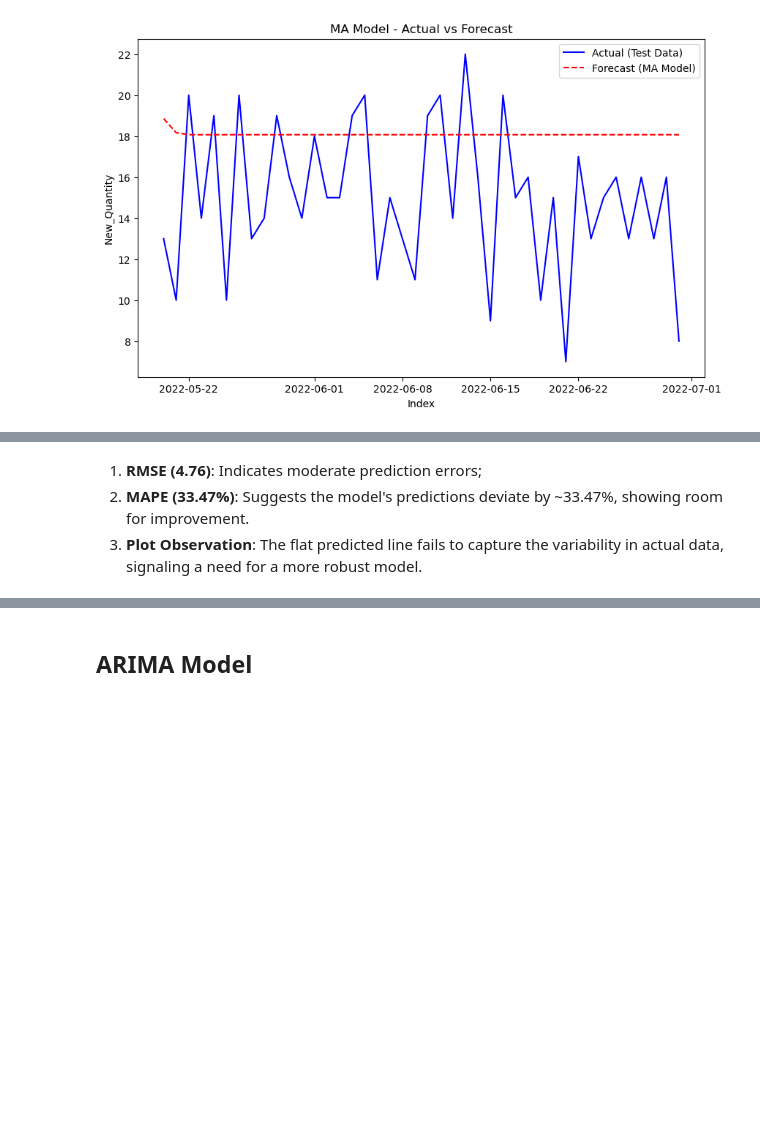
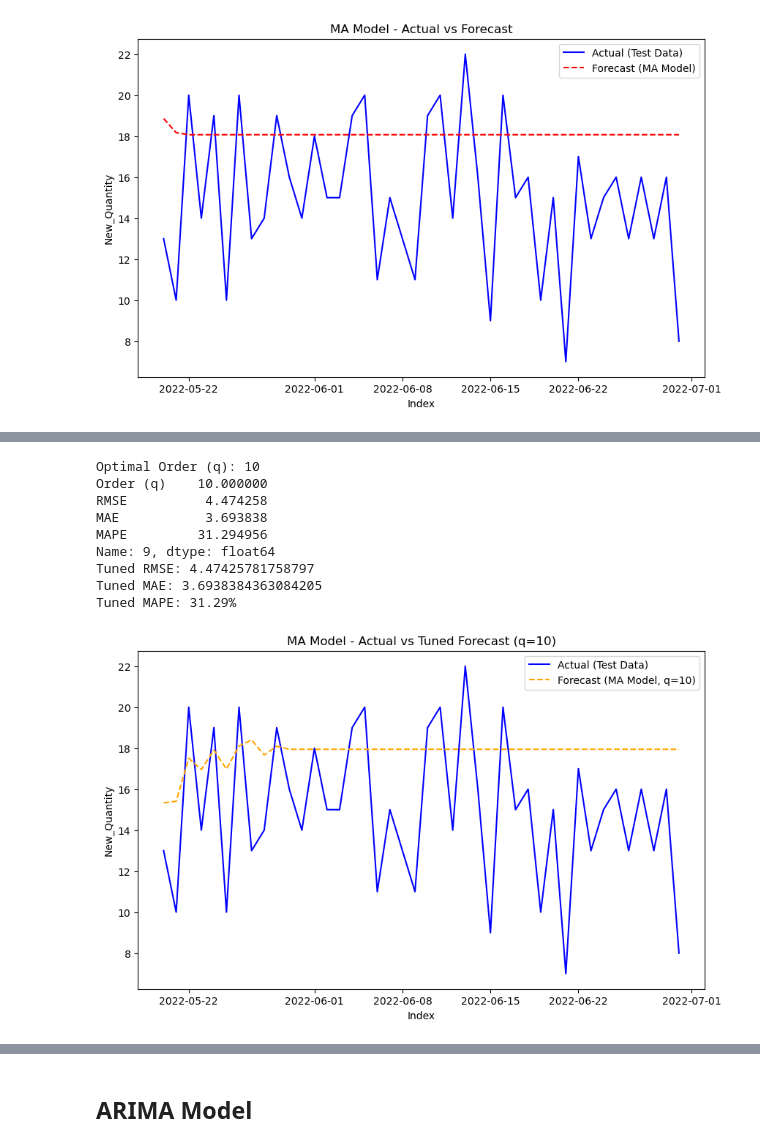
Before and after one commit to Shriya2524/Demand-forcasting, a Jupyter notebook: DEMAND_FORCASTING.ipynb, the cells around one changed output, grey strips where cells are left out. Cells and saved outputs as stored; diff of their text form; code cells hidden in the pictures; blank space fills up the shorter version.

```diff
--- a/DEMAND_FORCASTING.ipynb
+++ b/DEMAND_FORCASTING.ipynb
@@ -723,4 +765,69 @@ MAPE: 33.47%
-# %% [markdown]
-1. **RMSE (4.76)**: Indicates moderate prediction errors;
-2. **MAPE (33.47%)**: Suggests the model's predictions deviate by ~33.47%, showing room for improvement.
-3. **Plot Observation**: The flat predicted line fails to capture the variability in actual data, signaling a need for a more robust model.
+# %%
+def mean_absolute_percentage_error(y_true, y_pred):
+    return np.mean(np.abs((y_true - y_pred) / y_true)) * 100
+
+results = []
+q_range = range(1, 21)
+
+for q in q_range:
+    try:
+        ma_model = ARIMA(train['New_Quantity'], order=(0, 0, q))
+        ma_results = ma_model.fit()
+
+
+        forecast = ma_results.forecast(steps=len(test))
+
+
+        ma_rmse = np.sqrt(mean_squared_error(test['New_Quantity'], forecast))
+        ma_mae = mean_absolute_error(test['New_Quantity'], forecast)
+        ma_mape = mean_absolute_percentage_error(test['New_Quantity'], forecast)
+
+
+        results.append((q, ma_rmse, ma_mae, ma_mape))
+    except Exception as e:
+        print(f"Error fitting MA({q}) model: {e}")
+        continue
+
+
+results_df = pd.DataFrame(results, columns=['Order (q)', 'RMSE', 'MAE', 'MAPE'])
+
+
+best_order_row = results_df.loc[results_df['RMSE'].idxmin()]
+best_q = int(best_order_row['Order (q)'])
+
+print(f"Optimal Order (q): {best_q}")
+print(best_order_row)
+
+
+final_model = ARIMA(train['New_Quantity'], order=(0, 0, best_q)).fit()
+final_forecast = final_model.forecast(steps=len(test))
+
+
+ma_tuned_rmse = np.sqrt(mean_squared_error(test['New_Quantity'], final_forecast))
+ma_tuned_mae = mean_absolute_error(test['New_Quantity'], final_forecast)
+ma_tuned_mape = mean_absolute_percentage_error(test['New_Quantity'], final_forecast)
+
+print(f"Tuned RMSE: {ma_tuned_rmse}")
+print(f"Tuned MAE: {ma_tuned_mae}")
+print(f"Tuned MAPE: {ma_tuned_mape:.2f}%")
+
+# Plot Actual vs Tuned Forecast
+plt.figure(figsize=(10, 6))
+plt.plot(test.index, test['New_Quantity'], label="Actual (Test Data)", color="blue")
+plt.plot(test.index, final_forecast, label=f"Forecast (MA Model, q={best_q})", color="orange", linestyle="--")
+plt.title(f"MA Model - Actual vs Tuned Forecast (q={best_q})")
+plt.xlabel("Index")
+plt.ylabel("New_Quantity")
+plt.legend()
+plt.show()
+# %% [output]
+Optimal Order (q): 10
+Order (q)    10.000000
+RMSE          4.474258
+MAE           3.693838
+MAPE         31.294956
+Name: 9, dtype: float64
+Tuned RMSE: 4.47425781758797
+Tuned MAE: 3.6938384363084205
+Tuned MAPE: 31.29%
+[figure, added]
```
Also changed, not shown: parts of 65 cells of this notebook.
